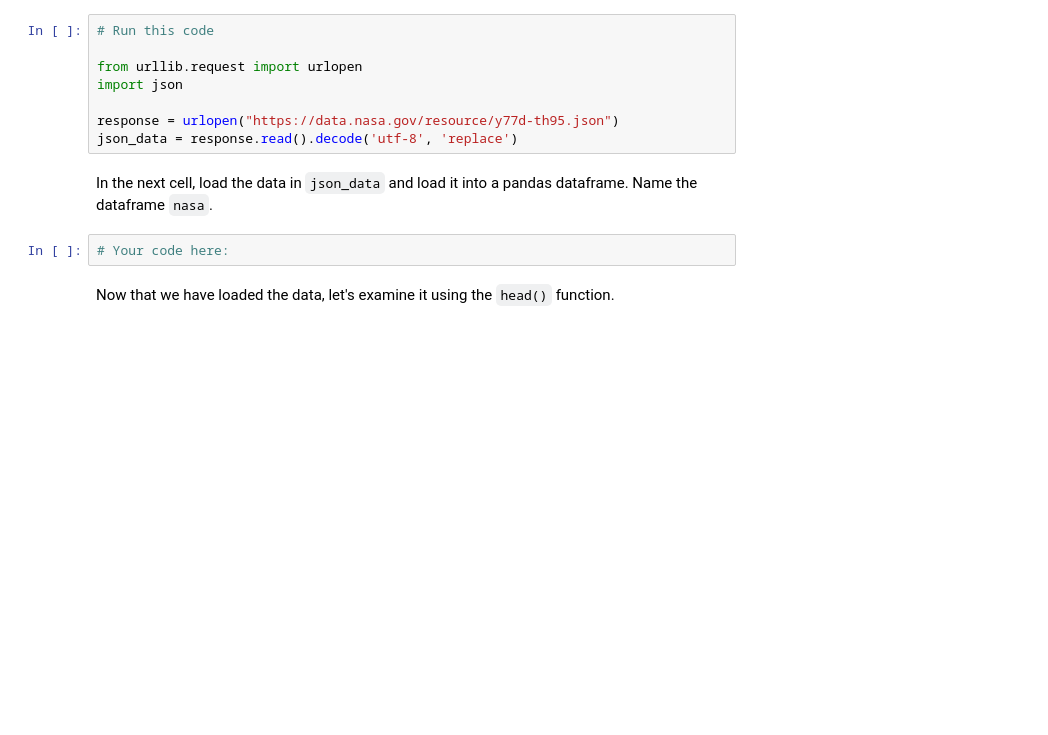
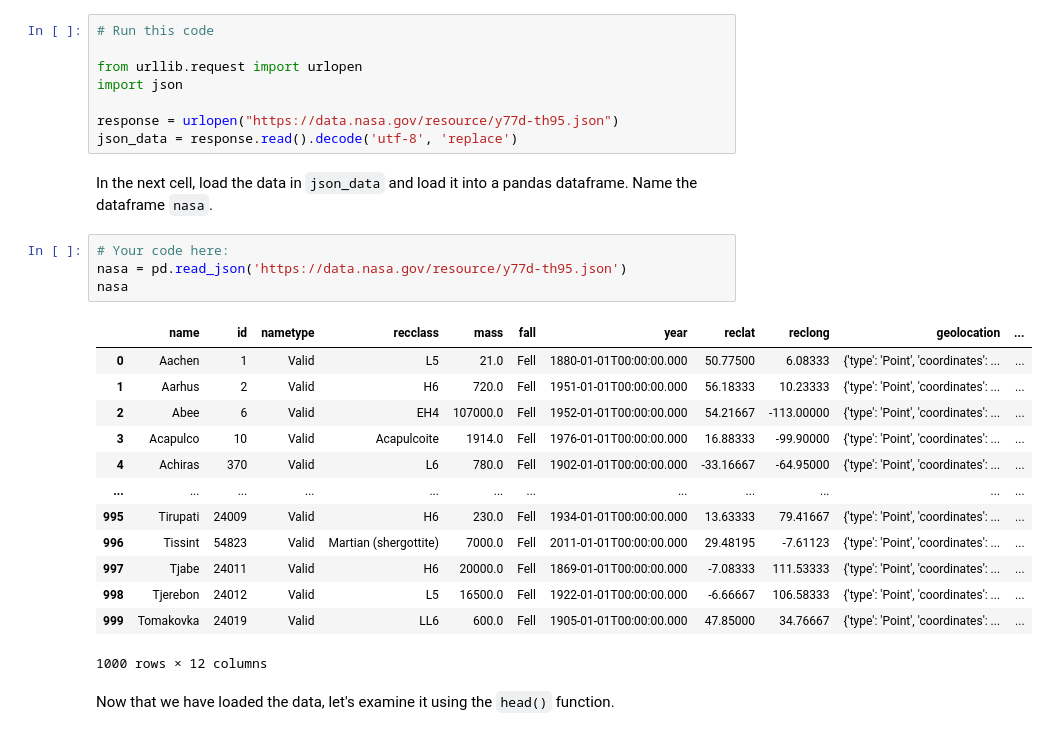
Before and after one commit to borjauria/dataptmad1019, a Jupyter notebook: module-1/lab-import-export/your-code/main.ipynb, the cells around one changed output. Drawn from its saved outputs; the diff is of its cells as text; blank space fills up the shorter version.

```diff
--- a/module-1/lab-import-export/your-code/main.ipynb
+++ b/module-1/lab-import-export/your-code/main.ipynb
@@ -23,8 +24,24 @@ response = urlopen("https://data.nasa.gov/resource/y77d-th95.json")
 json_data = response.read().decode('utf-8', 'replace')
 # %% [markdown]
 In the next cell, load the data in `json_data` and load it into a pandas dataframe. Name the dataframe `nasa`.
-# %%
-# Your code here:
+# %%
+# Your code here:
+nasa = pd.read_json('https://data.nasa.gov/resource/y77d-th95.json')
+nasa
+# %% [output]
+|  | name | id | nametype | recclass | mass | fall | year | reclat | reclong | geolocation | ... |
+| 0 | Aachen | 1 | Valid | L5 | 21.0 | Fell | 1880-01-01T00:00:00.000 | 50.77500 | 6.08333 | {'type': 'Point', 'coordinates': ... | ... |
+| 1 | Aarhus | 2 | Valid | H6 | 720.0 | Fell | 1951-01-01T00:00:00.000 | 56.18333 | 10.23333 | {'type': 'Point', 'coordinates': ... | ... |
+| 2 | Abee | 6 | Valid | EH4 | 107000.0 | Fell | 1952-01-01T00:00:00.000 | 54.21667 | -113.00000 | {'type': 'Point', 'coordinates': ... | ... |
+| 3 | Acapulco | 10 | Valid | Acapulcoite | 1914.0 | Fell | 1976-01-01T00:00:00.000 | 16.88333 | -99.90000 | {'type': 'Point', 'coordinates': ... | ... |
+| 4 | Achiras | 370 | Valid | L6 | 780.0 | Fell | 1902-01-01T00:00:00.000 | -33.16667 | -64.95000 | {'type': 'Point', 'coordinates': ... | ... |
+| ... | ... | ... | ... | ... | ... | ... | ... | ... | ... | ... | ... |
+| 995 | Tirupati | 24009 | Valid | H6 | 230.0 | Fell | 1934-01-01T00:00:00.000 | 13.63333 | 79.41667 | {'type': 'Point', 'coordinates': ... | ... |
+| 996 | Tissint | 54823 | Valid | Martian (shergottite) | 7000.0 | Fell | 2011-01-01T00:00:00.000 | 29.48195 | -7.61123 | {'type': 'Point', 'coordinates': ... | ... |
+| 997 | Tjabe | 24011 | Valid | H6 | 20000.0 | Fell | 1869-01-01T00:00:00.000 | -7.08333 | 111.53333 | {'type': 'Point', 'coordinates': ... | ... |
+| 998 | Tjerebon | 24012 | Valid | L5 | 16500.0 | Fell | 1922-01-01T00:00:00.000 | -6.66667 | 106.58333 | {'type': 'Point', 'coordinates': ... | ... |
+| 999 | Tomakovka | 24019 | Valid | LL6 | 600.0 | Fell | 1905-01-01T00:00:00.000 | 47.85000 | 34.76667 | {'type': 'Point', 'coordinates': ... | ... |
+1000 rows × 12 columns
 # %% [markdown]
 Now that we have loaded the data, let's examine it using the `head()` function.
 # %%
```
Also changed, not shown: parts of 20 cells of this notebook, 3 other files.
